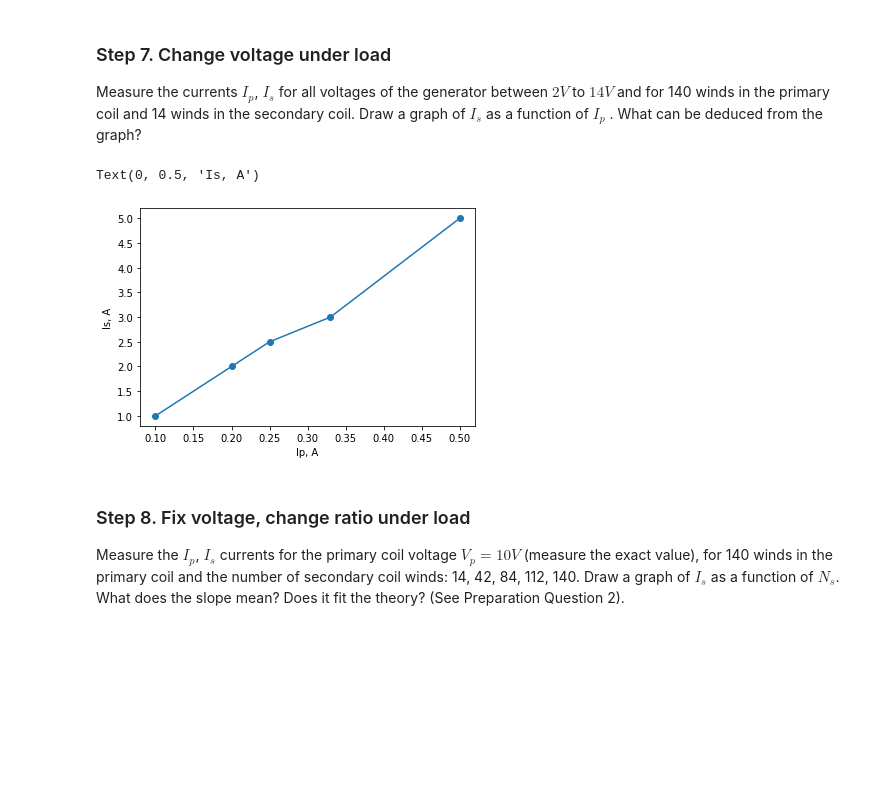
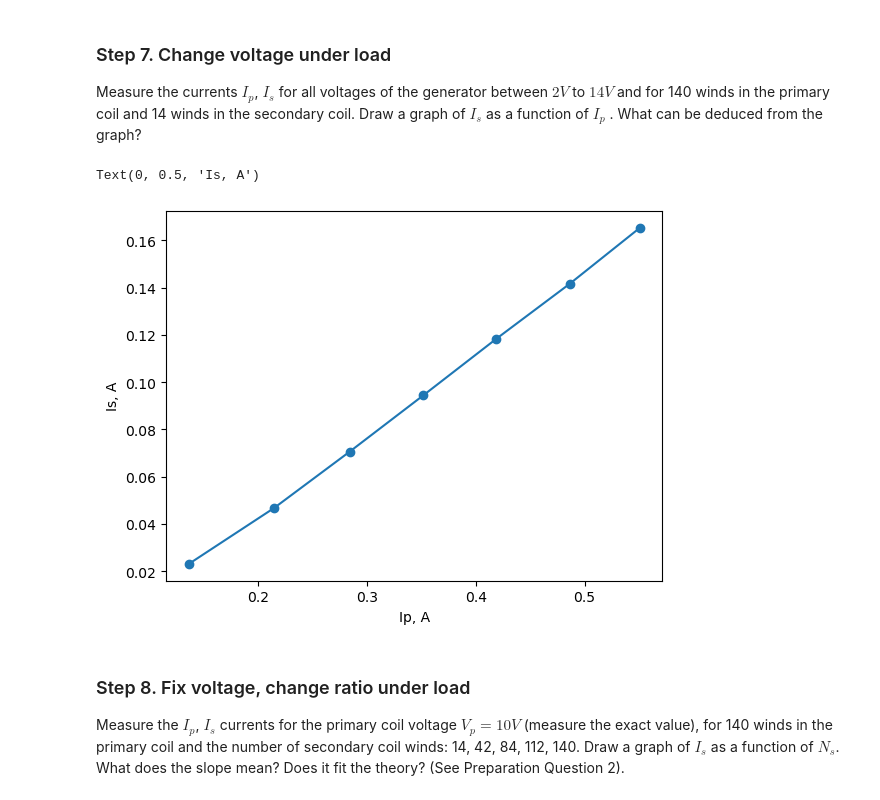
Before and after one commit to evgeny-kolonsky/Lab2_Transformer, a Jupyter notebook: Technion_ph_Transformer_lab.ipynb, the cells around one changed output. Saved outputs shown, nothing was run; the diff lists cells and outputs as text; code cells hidden in the pictures; blank space fills up the shorter version.

Commit message:
v.0.2.0 with measurements

```diff
--- a/Technion_ph_Transformer_lab.ipynb
+++ b/Technion_ph_Transformer_lab.ipynb
@@ -601,27 +611,30 @@ Figure 13: Electrical circuit for the experiment of measuring the transformer wi
 
 Measure the currents $𝐼_𝑝$, $𝐼_𝑠$ for all voltages of the generator between $2V$ to $14V$ and for 140 winds in the primary coil and 14 winds in the secondary coil. Draw a graph of $𝐼_𝑠$ as a function of $𝐼_𝑝$ . What can be deduced from the graph?
 # %%
-# measurements: each line a point Vp, Ip, Is
-
+# measurements: each line a point Vp, Ip, Vs
+RL = 9.97
 measurements = '''
-2 .50 5
-3 .33 3
-4 .25 2.5
-5 .20 2
-10 .10 1
+2.189 0.136 0.23
+4.375 0.21442 0.466
+6.5588 0.284 0.704
+8.745 0.35153 0.941
+10.9265 0.41850 1.179
+13.088 0.48624 1.412
+15.253 0.5507 1.648
 '''
 data = np.genfromtxt(measurements.splitlines(), dtype=float)
 Np = 140
 Ns = 14
-Vp, Ip, Is = data.T
+Vp, Ip, Vs = data.T
+Is = Vs / RL
 
 
 plt.plot(Ip, Is, '-o')
 plt.xlabel('Ip, A')
 plt.ylabel('Is, A')
 # %% [output]
 Text(0, 0.5, 'Is, A')
-[figure, old version]
+[figure, new version]
 # %% [markdown]
 ### Step 8. Fix voltage, change ratio under load
 
```
Also changed, not shown: parts of 15 cells of this notebook.
